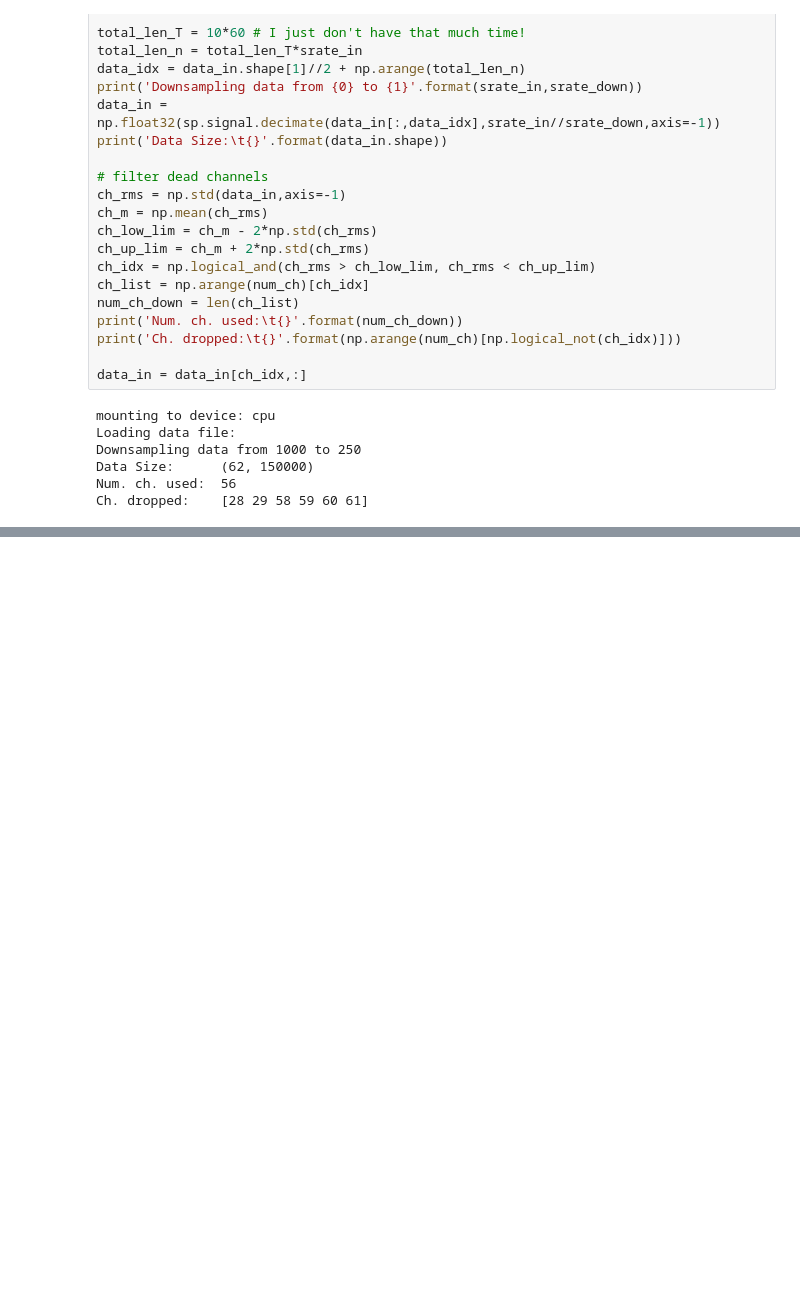
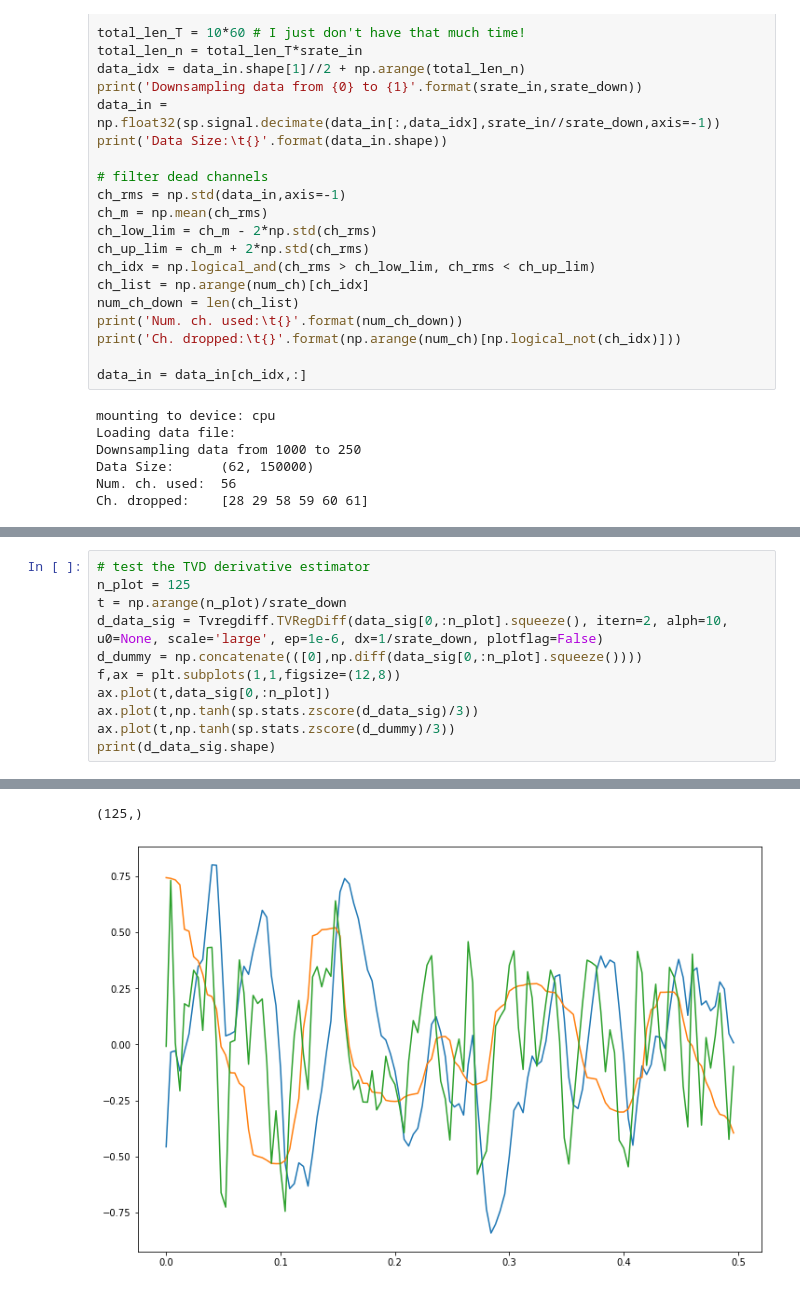
Before and after one commit to m-nolan/ecog_is2s, a Jupyter notebook: notebooks/Assess_ECoG_Normalization_20200423.ipynb, the cells around one changed output, grey strips where cells are left out. Saved outputs shown, nothing was run; the diff lists cells and outputs as text; blank space fills up the shorter version.

```diff
--- a/notebooks/Assess_ECoG_Normalization_20200423.ipynb
+++ b/notebooks/Assess_ECoG_Normalization_20200423.ipynb
@@ -218,0 +277,12 @@ ax[0].imshow(model_def['model_state_dict']['encoder.rnn.weight_ih_l0'])
+# %%
+# test the TVD derivative estimator
+n_plot = 125
+t = np.arange(n_plot)/srate_down
+d_data_sig = Tvregdiff.TVRegDiff(data_sig[0,:n_plot].squeeze(), itern=2, alph=10, u0=None, scale='large', ep=1e-6, dx=1/srate_down, plotflag=False)
+d_dummy = np.concatenate(([0],np.diff(data_sig[0,:n_plot].squeeze())))
+f,ax = plt.subplots(1,1,figsize=(12,8))
+ax.plot(t,data_sig[0,:n_plot])
+ax.plot(t,np.tanh(sp.stats.zscore(d_data_sig)/3))
+ax.plot(t,np.tanh(sp.stats.zscore(d_dummy)/3))
+print(d_data_sig.shape)
+# %% [output]
@@ -218,0 +291,2 @@ ax[0].imshow(model_def['model_state_dict']['encoder.rnn.weight_ih_l0'])
+(125,)
+[figure, added]
```
Also changed, not shown: parts of 15 cells of this notebook, 11 other files.
